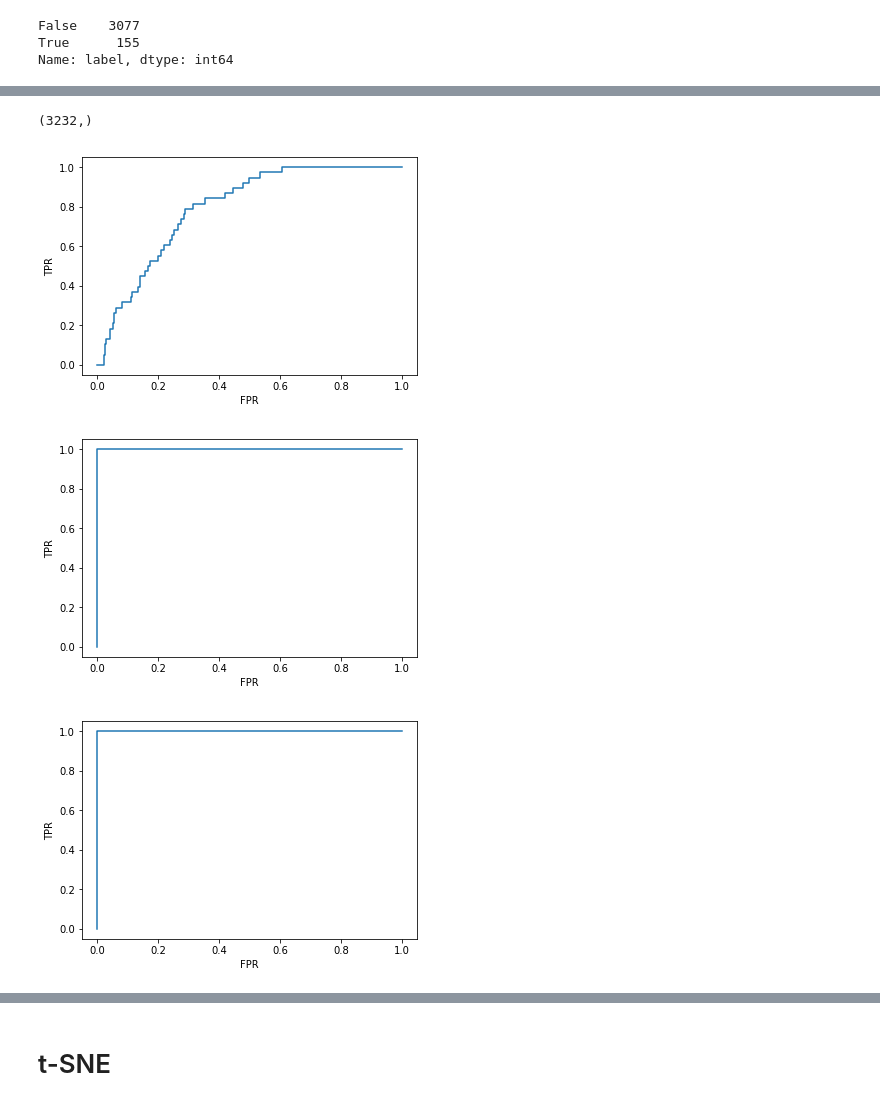
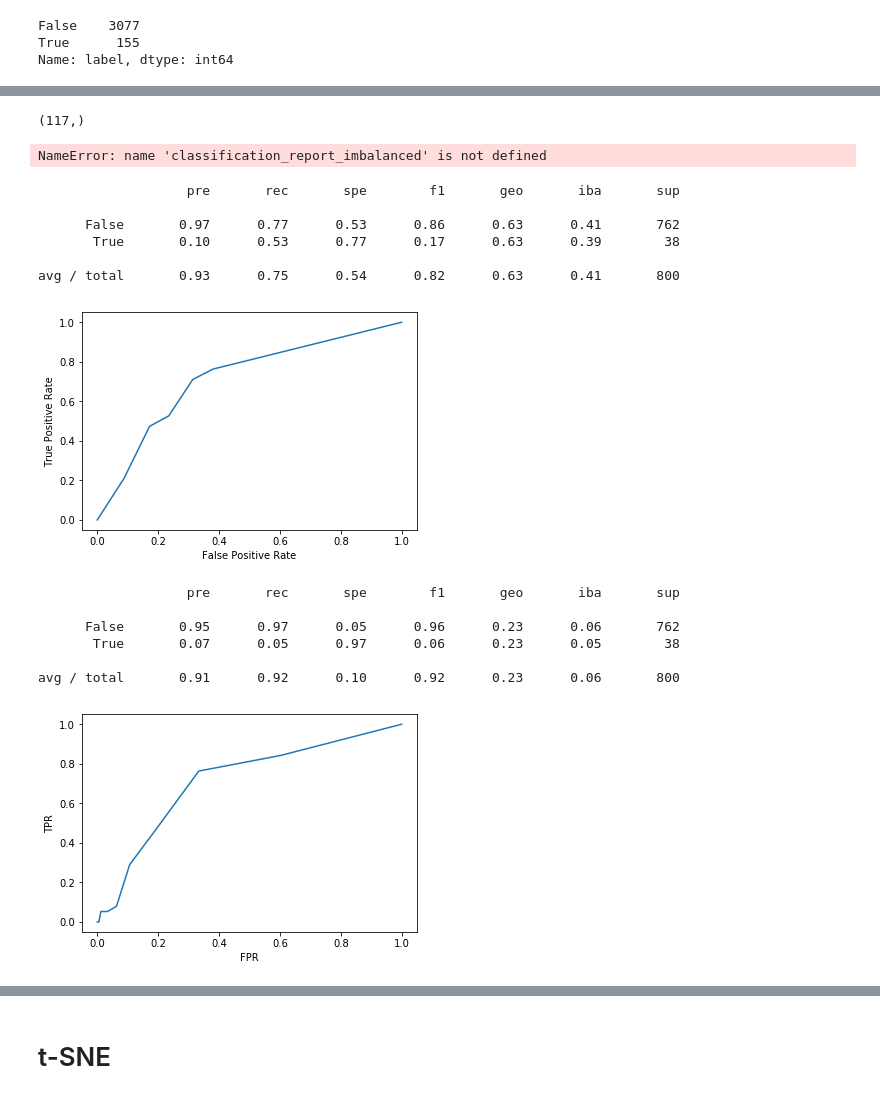
Before and after one commit to aauss/EventEpi, a Jupyter notebook: classification.ipynb, the cells around one changed output, grey strips where cells are left out. Saved outputs shown, nothing was run; the diff lists cells and outputs as text; code cells hidden in the pictures.

```diff
--- a/classification.ipynb
+++ b/classification.ipynb
@@ -489,20 +569,28 @@ class MeanEmbeddingTransformer(TransformerMixin):
     def fit_transform(self, X, y=None):
         return self.fit(X).transform(X)
 # %%
-def plot_roc(clf, X_test, y_test):
-    y_pred = clf.predict_proba(X_test)
-    fpr, tpr, _ = roc_curve(y_test, y_pred[:,1])
+def plot_roc(clf, X_test, y_test, name):
+    try:
+        y_pred = clf.predict_proba(X_test)
+        fpr, tpr, _ = roc_curve(y_test, y_pred[:,1])
+    except AttributeError:
+        y_pred = clf.predict(X_test)
+        fpr, tpr, _ = roc_curve(y_test, y_pred)
+    plt.xlabel('False Positive Rate')
+    plt.ylabel('True Positive Rate')
+    plt.savefig(f'{name}.pdf', format='pdf')
     plt.plot(fpr, tpr)
-    plt.xlabel('FPR')
-    plt.ylabel('TPR')
 
 def print_scores(clf, X_train, y_train, X_test, y_test):
     clf.fit(X_train, y_train)
-    y_pred = clf.predict_proba(X_test)
+    try:
+        y_pred = clf.predict_proba(X_test)
+        fpr, tpr, _ = roc_curve(y_test, y_pred[:,1])
+    except AttributeError:
+        y_pred = clf.predict(X_test)
+        fpr, tpr, _ = roc_curve(y_test, y_pred)
+    print(classification_report_imbalanced(y_test, clf.predict(X_test)))
 #     print(classification.accuracy_score(y_test, y_pred.round(), normalize=False))
 #     print(confusion_matrix(y_pred,y_test))
 #     print('F1 score: {:3f}'.format(f1_score(y_test, y_pred.round())))
 #     print('AUC score: {:3f}'.format(roc_auc_score(y_test, y_pred)))
-# %%
-import pandas as pd
-df = pd.read_csv('data/recommender/with_label.csv')
@@ -543,7 +672,7 @@ np.shape(X_transform)
 # %%
 np.shape(y)
 # %% [output]
-(3232,)
+(117,)
 # %%
 # X_train, X_test, y_train, y_test = train_test_split(X_resample,
 #                                                     y_resample, stratify=y_resample, random_state=0)
@@ -558,19 +687,31 @@ X_resample, y_resample = rus.fit_sample(X_transform, y[:X_transform.shape[0]])
 # %%
 lr = LogisticRegression()
 print_scores(lr, X_resample, y_resample, X_test, y_test)
-plot_roc(lr, X_test, y_test)
+plot_roc(lr, X_test, y_test, 'logistic_regression')
 # %% [output]
-[figure, removed]
+NameError: name 'classification_report_imbalanced' is not defined
 # %%
 knn = KNeighborsClassifier()
 print_scores(knn, X_resample, y_resample, X_test, y_test)
-plot_roc(knn, X_test, y_test)
+plot_roc(knn, X_test, y_test, 'k_neighbors_clf')
 # %% [output]
+                   pre       rec       spe        f1       geo       iba       sup
+
+      False       0.97      0.77      0.53      0.86      0.63      0.41       762
+       True       0.10      0.53      0.77      0.17      0.63      0.39        38
+
+avg / total       0.93      0.75      0.54      0.82      0.63      0.41       800
-[figure, old version]
+[figure, new version]
 # %%
 rf = RandomForestClassifier().fit(X_resample, y_resample)
 print_scores(rf, X_resample, y_resample, X_test, y_test)
 plot_roc(rf, X_test, y_test)
 # %% [output]
+                   pre       rec       spe        f1       geo       iba       sup
+
+      False       0.95      0.97      0.05      0.96      0.23      0.06       762
+       True       0.07      0.05      0.97      0.06      0.23      0.05        38
+
+avg / total       0.91      0.92      0.10      0.92      0.23      0.06       800
-[figure, old version]
+[figure, new version]
 # %%
```
Also changed, not shown: parts of 28 cells of this notebook.
